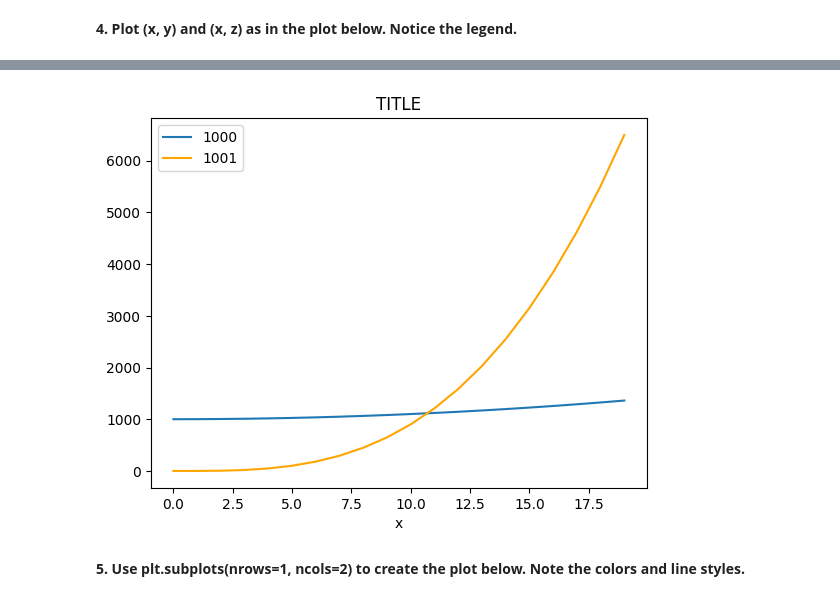
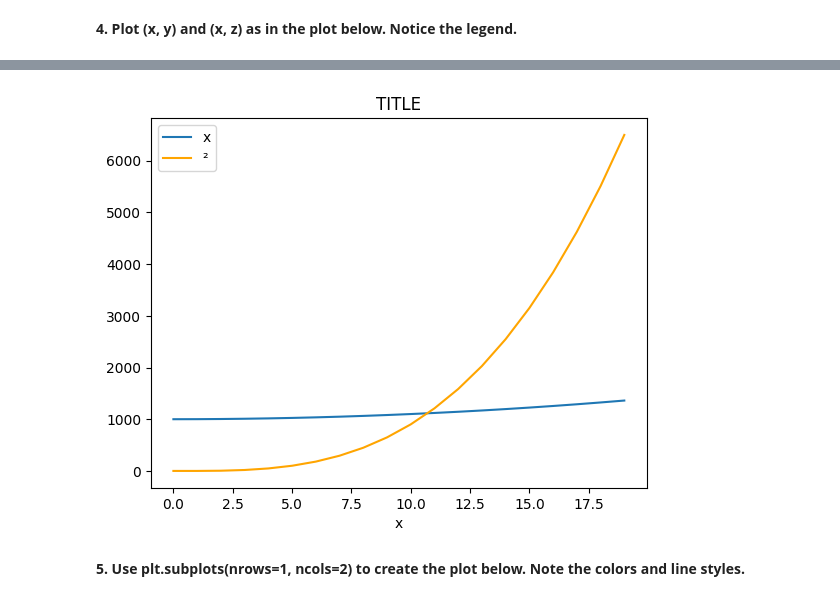
Before and after one commit to VivianeSouza923/HCIA_AI_HUAWEI_STUDY_if, a Jupyter notebook: Exercises_Matplotlib.ipynb, the cells around one changed output, grey strips where cells are left out. Drawn from its saved outputs; the diff is of its cells as text; code cells hidden in the pictures.

```diff
--- a/Exercises_Matplotlib.ipynb
+++ b/Exercises_Matplotlib.ipynb
@@ -63,17 +63,18 @@ plt.show()
 # %%
 # plotar as duas funções numa figura só
 plt.plot(x, y, x, z, 'orange')
 # rótulo de x
 plt.xlabel("x")
 
 # título
 plt.title("TITLE")
 
-plt.legend(y)
+plt.legend("x²+1000")
+
 
 plt.show()
 # %% [output]
-[figure, old version]
+[figure, new version]
 # %% [markdown]
 **5. Use plt.subplots(nrows=1, ncols=2) to create the plot below. Note the colors and line styles.**
 # %% [markdown]
```
